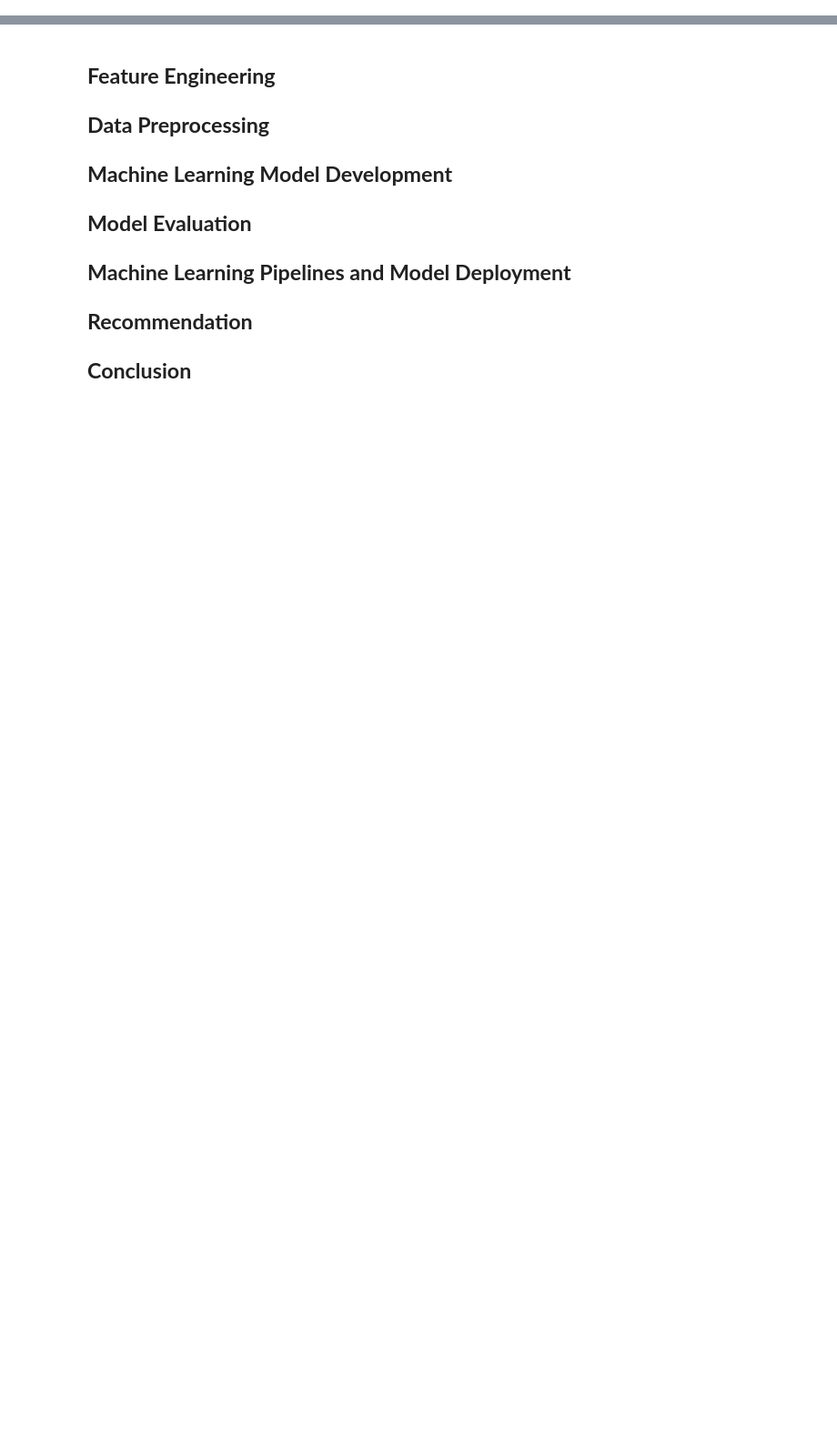
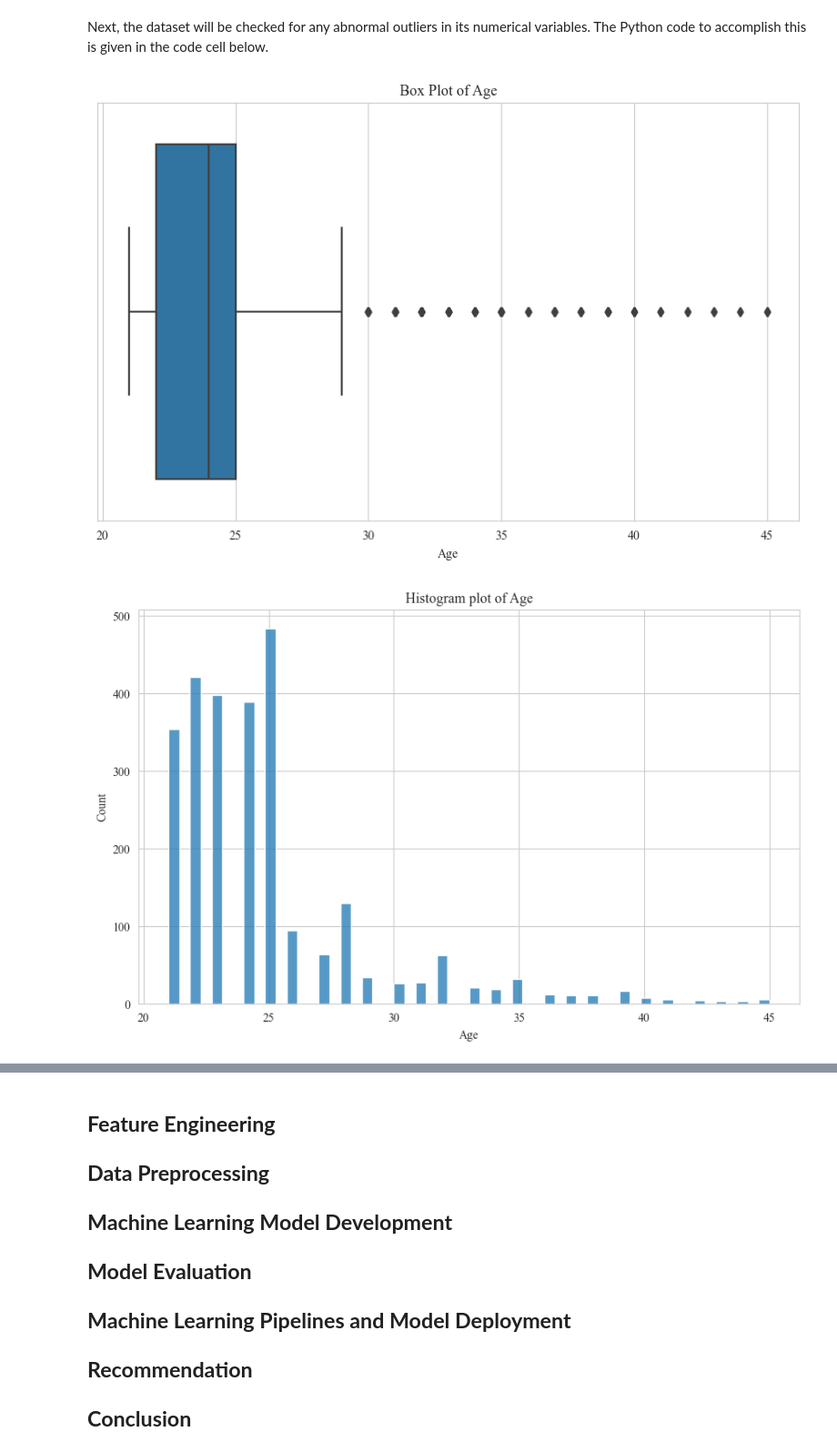
Before and after one commit to mzakariaz/MIP-Machine-Learning-Project-1, a Jupyter notebook: salary-predictions.ipynb, the cells around one changed output, grey strips where cells are left out. Shown: that part at 91% size. Cells and saved outputs as stored; diff of their text form; code cells hidden in the pictures; blank space fills up the shorter version.

```diff
--- a/salary-predictions.ipynb
+++ b/salary-predictions.ipynb
@@ -161,0 +111,12 @@ There is evidently a strong linear relationship between those variables. Thus, t
+# %%
+# Determine whether or not missing values should be removed (i.e. if they make up less than 5% of the dataset)
+print(f"""Total number of rows in the dataset: {df.shape[0]}
+Total number of missing values in the dataset: {df.isna().sum().sum()}
+Missing values make up less than 5% of the dataset: {df.isna().sum().sum() / df.shape[0] < 0.05}"""
+)
+
+# Remove all rows with missing values as the criterion for this has been met
+df.dropna(inplace = True)
+
+# Display the first few rows of the dataset
+df.head()
@@ -161,0 +133,17 @@ There is evidently a strong linear relationship between those variables. Thus, t
+# %% [markdown]
+Next, the dataset will be checked for any abnormal outliers in its numerical variables. The Python code to accomplish this is given in the code cell below.
+# %%
+# Create a mask for the dataset's numerical variables
+numerical_variables = ["AGE", "SALARY", "LEAVES USED", "LEAVES REMAINING", "RATINGS", "PAST EXP"]
+
+# Check for inconsistencies in the dataset's numerical variables
+for x in numerical_variables:
+    fig, ax = plt.subplots(figsize = (10, 6), dpi = 100)
+    sns.boxplot(data = df, x = x).set(xlabel = x.capitalize(), title = f"Box Plot of {x.capitalize()}")
+    plt.show()
+    fig, ax = plt.subplots(figsize = (10, 6), dpi = 100)
+    sns.histplot(data = df, x = x).set(xlabel = x.capitalize(), title = f"Histogram plot of {x.capitalize()}")
+    plt.show()
+# %% [output]
+[figure, added]
+[figure, added]
```
Also changed, not shown: parts of 22 cells of this notebook.
